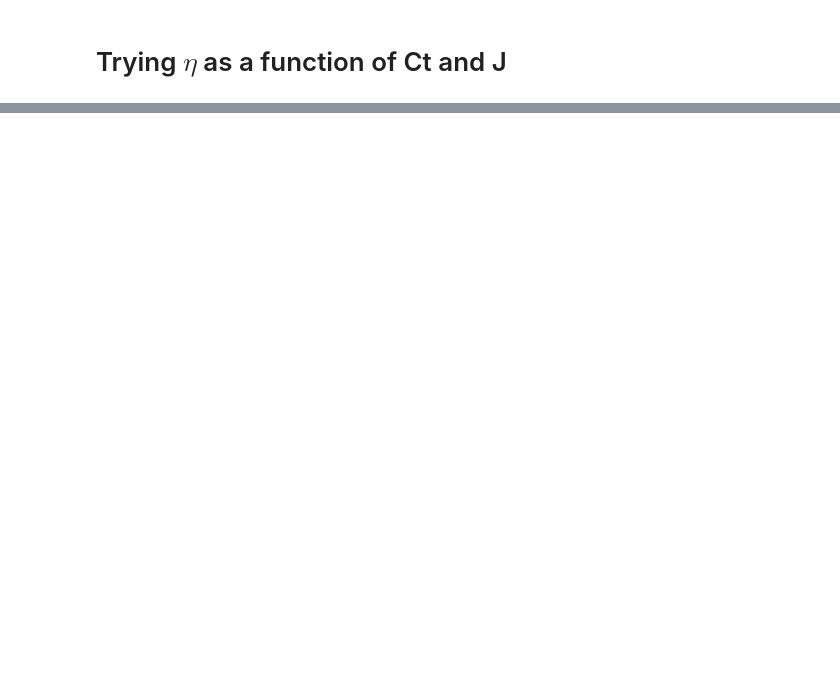
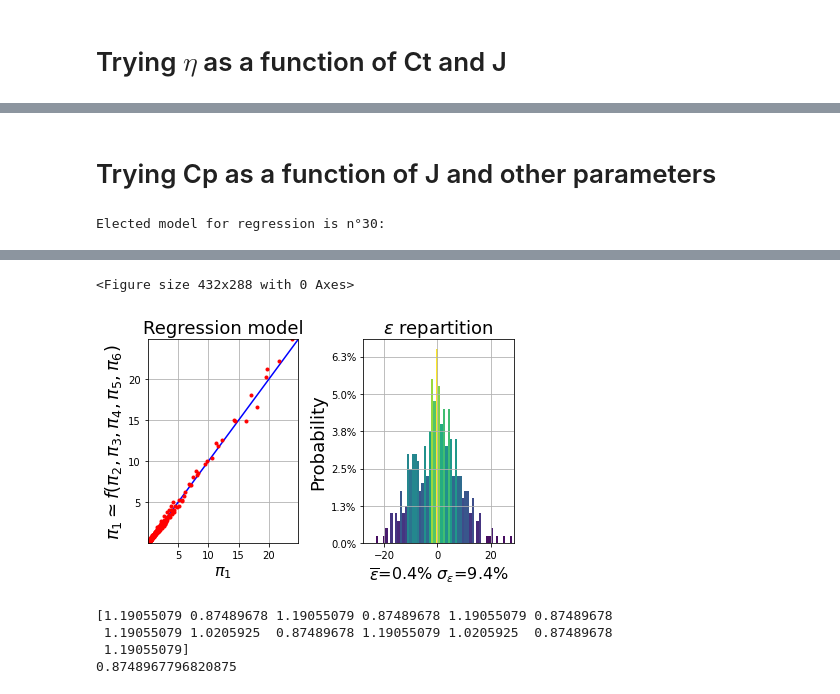
Before and after one commit to florentLutz/FAST-OAD-CS23-HE, a Jupyter notebook: src/fastga_he/models/propulsion/components/propulsor/propeller/unit_tests/d_var_prop_vplm.ipynb, the cells around one changed output, grey strips where cells are left out. Drawn from its saved outputs; the diff is of its cells as text; code cells hidden in the pictures; blank space fills up the shorter version.

```diff
--- a/src/fastga_he/models/propulsion/components/propulsor/propeller/unit_tests/d_var_prop_vplm.ipynb
+++ b/src/fastga_he/models/propulsion/components/propulsor/propeller/unit_tests/d_var_prop_vplm.ipynb
@@ -186,0 +294,22 @@ perform_regression(doe_eta.values, model, choosen_model=20)
+# %% [markdown]
+# Trying Cp as a function of J and other parameters
+# %%
+atm = Atmosphere(altitude, altitude_in_feet=False)
+
+pi1 = power_array / (RHO_val * n_rot_val ** 3 * D_val ** 5)
+pi2 = v_val / (n_rot_val * D_val)
+pi3 = np.sqrt(v_val**2.0 + n_rot_val ** 2.0 * (D_val / 2.0) ** 2.0) / atm.speed_of_sound
+pi4 = v_val * D_val / atm.kinematic_viscosity # Somehow reduced the deviation :O
+pi5 = n_blade_val * 0.121 * 2 / np.pi # Approximately the rotor solidity to be computed properly in the following attempts
+# but in this one the aspect ratio of the blade is 1D of the dimater
+pi6 = pitch_val / PITCH_REF_val
+doe_eta = np.c_[pi1, pi2, pi3, pi4, pi5, pi6]
+doe_eta = pd.DataFrame(doe_eta, columns=["pi1", "pi2", "pi3", "pi4", "pi5", "pi6"])
+
+# Fit with 3rd order power-law model the obtained Pi DOE
+model = regression_models(
+    doe_eta.values, elected_pi0="pi1", order=3, log_space=True, ymax_axis=10, test_mode=True
+)
+perform_regression(doe_eta.values, model, choosen_model=30)
+# %% [output]
+Elected model for regression is n°30:
@@ -186,0 +317,11 @@ perform_regression(doe_eta.values, model, choosen_model=20)
+<Figure size 432x288 with 0 Axes>
+[figure, added]
+# %%
+weird_idx = np.where(pi1>10)
+print(D_val[weird_idx])
+print(np.min(D_val))
+# %% [output]
+[1.19055079 0.87489678 1.19055079 0.87489678 1.19055079 0.87489678
+ 1.19055079 1.0205925  0.87489678 1.19055079 1.0205925  0.87489678
+ 1.19055079]
+0.8748967796820875
```
Also changed, not shown: parts of 11 cells of this notebook, 7 other files.
